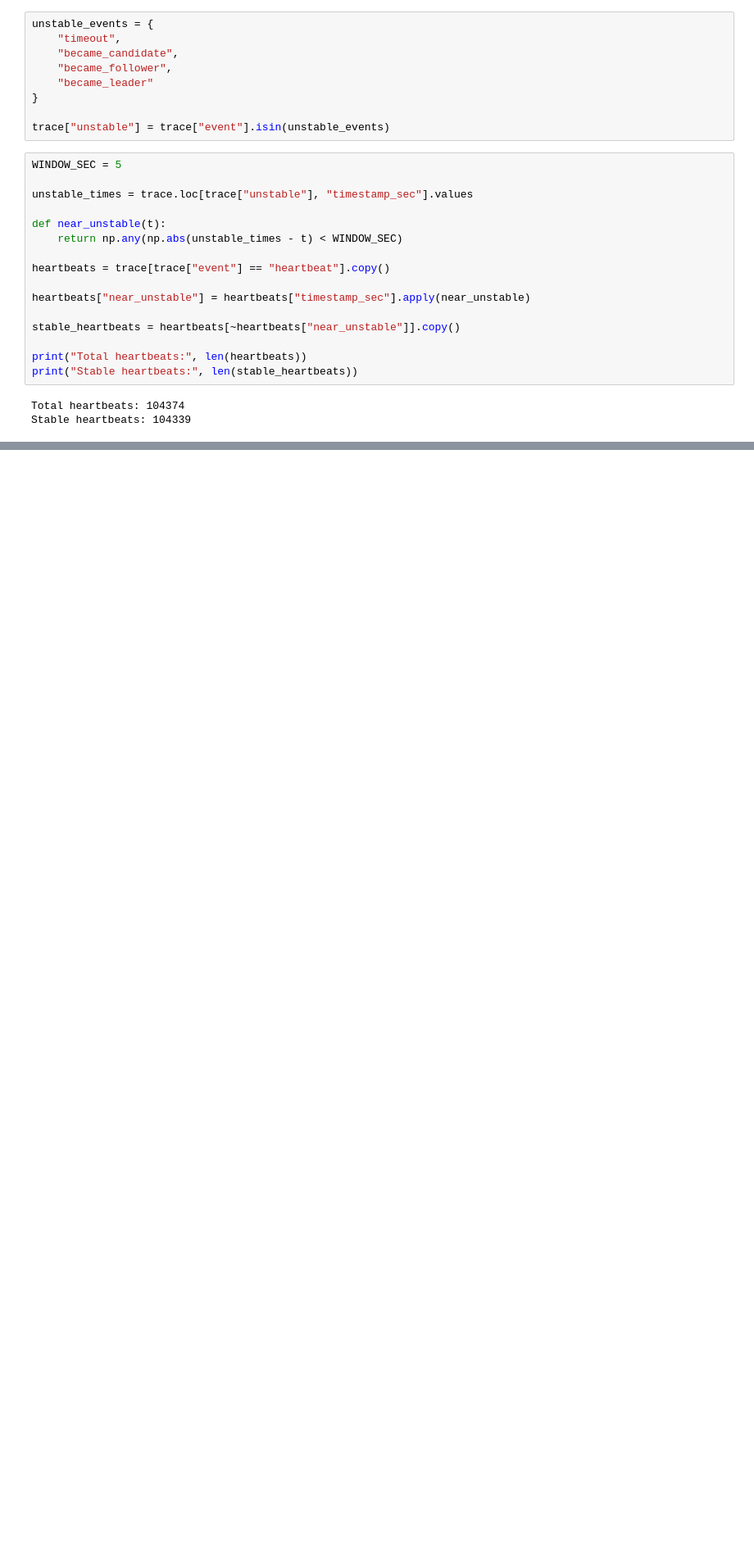
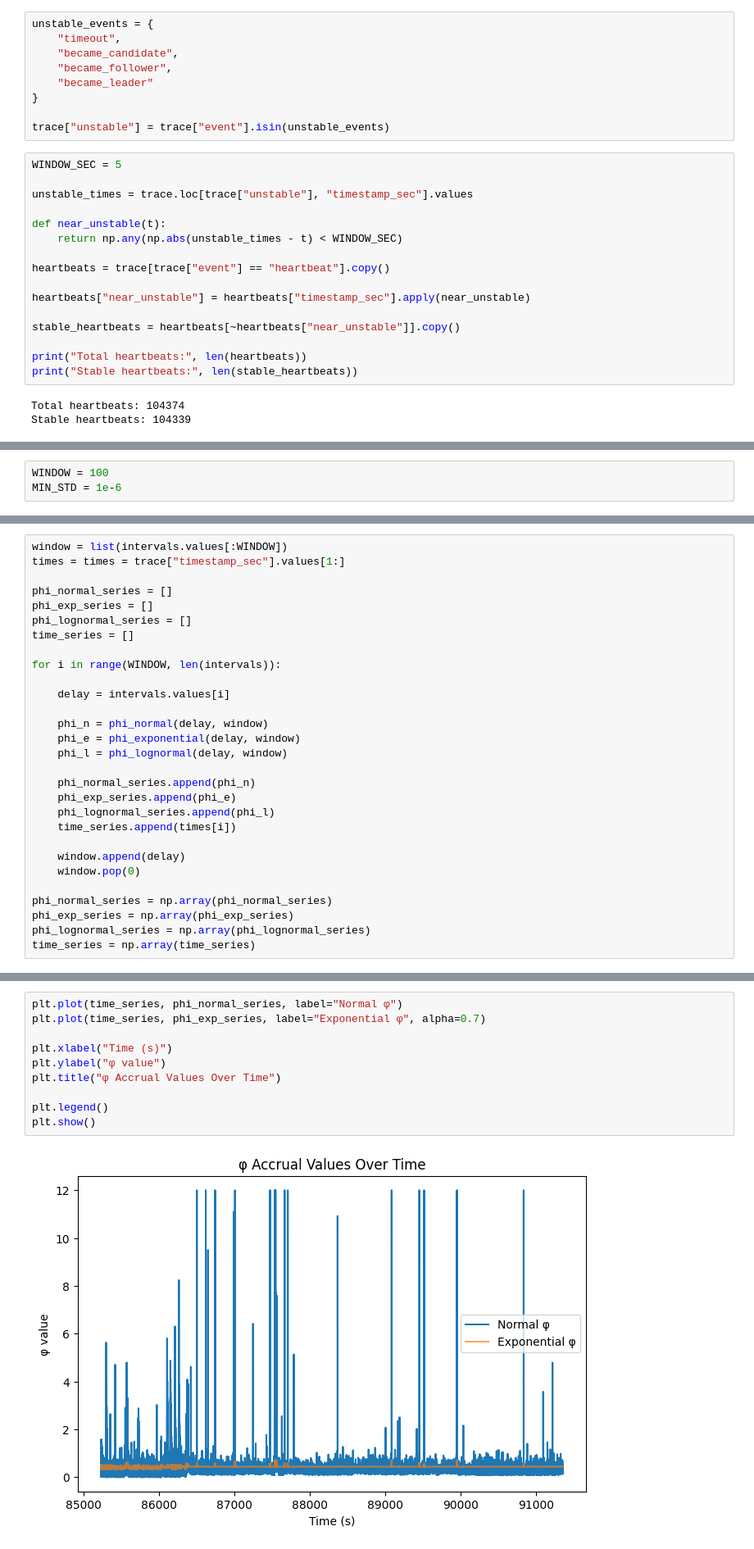
Before and after one commit to nriedman/raft-research, a Jupyter notebook: analysis/long_trace/trace-replay.ipynb, the cells around one changed output, grey strips where cells are left out. Shown at 82% size. Drawn from its saved outputs; the diff is of its cells as text; blank space fills up the shorter version.

Commit message:
recover trace replay updates

```diff
--- a/analysis/long_trace/trace-replay.ipynb
+++ b/analysis/long_trace/trace-replay.ipynb
@@ -105,0 +146,3 @@ plt.show()
+# %%
+WINDOW = 100
+MIN_STD = 1e-6
@@ -105,0 +179,29 @@ plt.show()
+# %%
+window = list(intervals.values[:WINDOW])
+times = times = trace["timestamp_sec"].values[1:]
+
+phi_normal_series = []
+phi_exp_series = []
+phi_lognormal_series = []
+time_series = []
+
+for i in range(WINDOW, len(intervals)):
+
+    delay = intervals.values[i]
+
+    phi_n = phi_normal(delay, window)
+    phi_e = phi_exponential(delay, window)
+    phi_l = phi_lognormal(delay, window)
+
+    phi_normal_series.append(phi_n)
+    phi_exp_series.append(phi_e)
+    phi_lognormal_series.append(phi_l)
+    time_series.append(times[i])
+
+    window.append(delay)
+    window.pop(0)
+
+phi_normal_series = np.array(phi_normal_series)
+phi_exp_series = np.array(phi_exp_series)
+phi_lognormal_series = np.array(phi_lognormal_series)
+time_series = np.array(time_series)
@@ -105,0 +270,12 @@ plt.show()
+# %%
+plt.plot(time_series, phi_normal_series, label="Normal φ")
+plt.plot(time_series, phi_exp_series, label="Exponential φ", alpha=0.7)
+
+plt.xlabel("Time (s)")
+plt.ylabel("φ value")
+plt.title("φ Accrual Values Over Time")
+
+plt.legend()
+plt.show()
+# %% [output]
+[figure, added]
```
Also changed, not shown: parts of 17 cells of this notebook.
